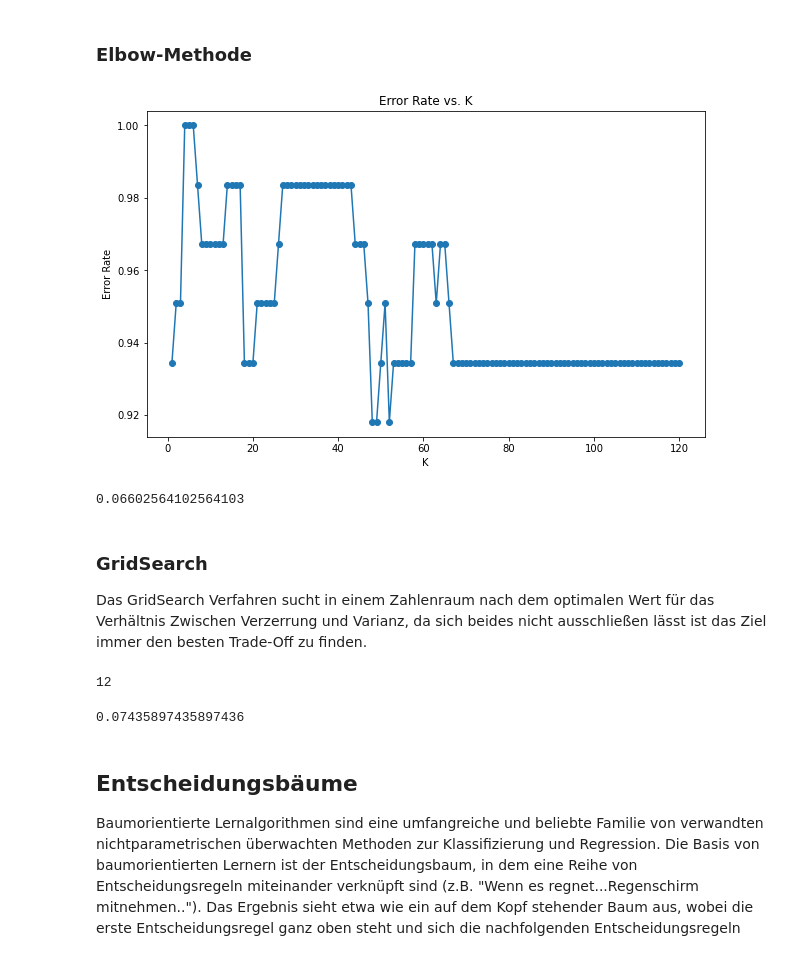
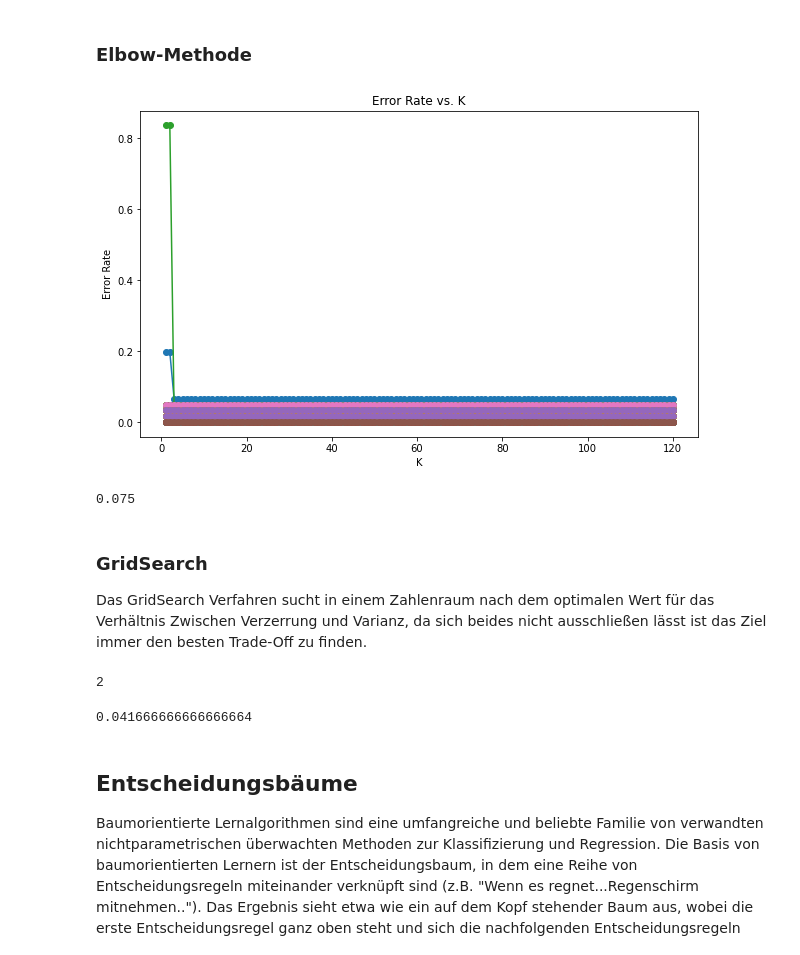
Before and after one commit to chalkiswhite/climbing-shoe-recommender, a Jupyter notebook: main.ipynb, the cells around one changed output. Saved outputs shown, nothing was run; the diff lists cells and outputs as text; code cells hidden in the pictures.

```diff
--- a/main.ipynb
+++ b/main.ipynb
@@ -627,7 +627,7 @@ from sklearn.preprocessing import StandardScaler
 X = df_prep
 y= df_survey['shoe_model']
 
-X_train, X_test, y_train, y_test = train_test_split(X, y, test_size=0.33)
+X_train, X_test, y_train, y_test = train_test_split(X, y, test_size=0.25)
 
 scaler = StandardScaler()
 scaled_X = scaler.fit_transform(X_train)
@@ -644,29 +644,29 @@ Eine weitere Möglichkeit ist die Nutzung von Machine Learning. Mittels GridSear
 # %%
 from sklearn.neighbors import KNeighborsClassifier
 
 error_rate = []
 
-k_max = 121
+k_max = scaled_X.shape[0]
 
 for i in range(1,k_max):
-    knn = KNeighborsClassifier(n_neighbors=i, n_jobs=-1)
+    knn = KNeighborsClassifier(n_neighbors=i, n_jobs=-1, metric='cosine', weights='distance')
     knn.fit(scaled_X,y_train)
     pred_i = knn.predict(X_test)
     error_rate.append(np.mean(pred_i != y_test))
 
 plt.figure(figsize=(10,6))
 
 plt.plot(range(1,k_max), error_rate, marker='o')
 plt.title('Error Rate vs. K')
 plt.ylabel('Error Rate')
 plt.xlabel('K')
 plt.show()
 # %% [output]
-[figure, old version]
+[figure, new version]
 # %%
 from sklearn.neighbors import KNeighborsClassifier
 
-knn = KNeighborsClassifier(n_neighbors=65, n_jobs=-1)
+knn = KNeighborsClassifier(n_neighbors=3, n_jobs=-1,  metric='cosine', weights='distance')
 
 knn.fit(scaled_X,y_train)
 
@@ -680,7 +680,7 @@ cv_results = cross_val_score(knn, scaled_X, y_train, cv=kf, scoring="accuracy",
 
 cv_results.mean()
 # %% [output]
-0.06602564102564103
+0.075
 # %% [markdown]
 ### GridSearch
 
@@ -689,7 +689,7 @@ Das GridSearch Verfahren sucht in einem Zahlenraum nach dem optimalen Wert für
 from sklearn.pipeline import Pipeline, FeatureUnion
 from sklearn.model_selection import GridSearchCV
 
-knn = KNeighborsClassifier(n_neighbors=5, n_jobs=-1)
+knn = KNeighborsClassifier(n_neighbors=5, n_jobs=-1, metric='cosine', weights='distance')
 
 pipe = Pipeline([("standardizer", scaler), ("knn", knn)])
 
@@ -699,7 +699,7 @@ gridsearch = GridSearchCV(pipe, search_space, cv=5, verbose=0).fit(scaled_X, y_t
 
 gridsearch.best_estimator_.get_params()["knn__n_neighbors"]
 # %% [output]
-12
+2
 # %%
 X = df_prep
 y= df_survey['shoe_model']
@@ -709,7 +709,7 @@ X_train, X_test, y_train, y_test = train_test_split(X, y, test_size=0.33)
 scaler = StandardScaler()
 scaled_X = scaler.fit_transform(X_train)
 
-knn = KNeighborsClassifier(n_neighbors=51, n_jobs=-1)
+knn = KNeighborsClassifier(n_neighbors=2, n_jobs=-1,  metric='cosine')
 
 knn.fit(scaled_X,y_train)
 
@@ -723,7 +723,7 @@ cv_results = cross_val_score(knn, scaled_X, y_train, cv=kf, scoring="accuracy",
 
 cv_results.mean()
 # %% [output]
-0.07435897435897436
+0.041666666666666664
 # %% [markdown]
 ## Entscheidungsbäume
 
```
Also changed, not shown: parts of 20 cells of this notebook.
